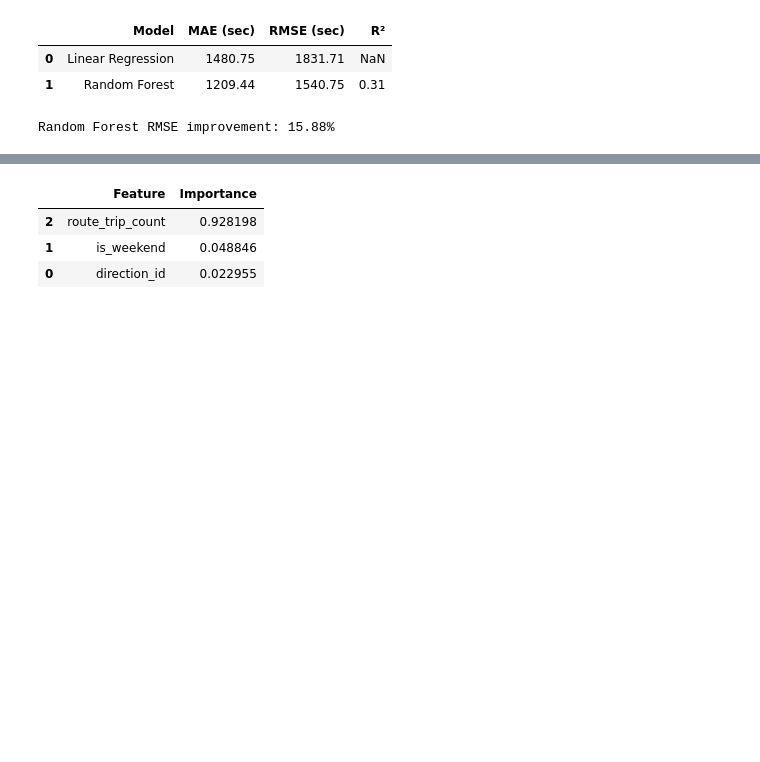
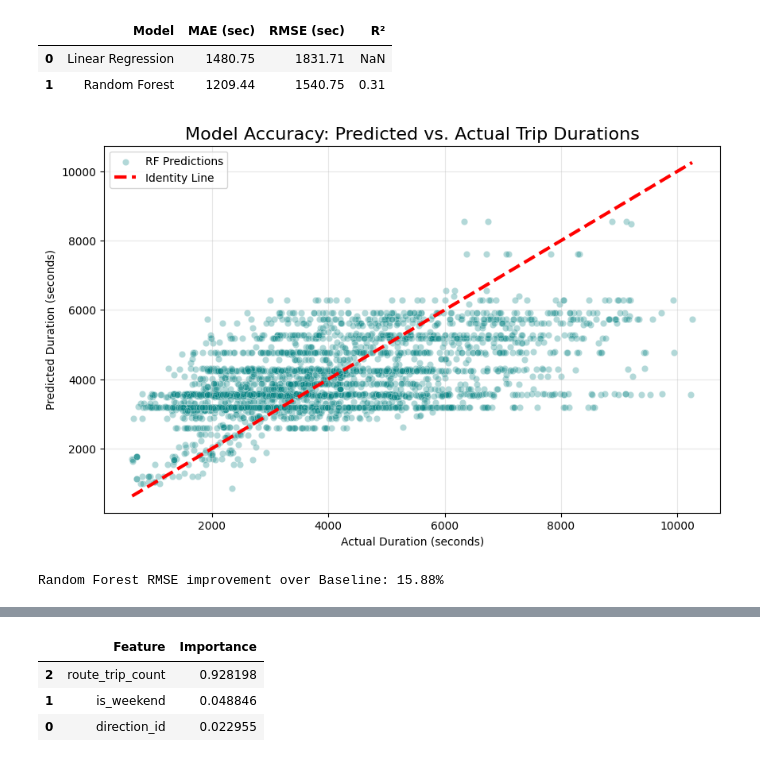
Before and after one commit to Felipe-Ulloa-CA/bus-eta-prediction, a Jupyter notebook: bus_eta_model.ipynb, the cells around one changed output, grey strips where cells are left out. Saved outputs shown, nothing was run; the diff lists cells and outputs as text; code cells hidden in the pictures; blank space fills up the shorter version.

```diff
--- a/bus_eta_model.ipynb
+++ b/bus_eta_model.ipynb
@@ -194,8 +194,24 @@ results
 |  | Model | MAE (sec) | RMSE (sec) | R² |
 | 0 | Linear Regression | 1480.75 | 1831.71 | NaN |
 | 1 | Random Forest | 1209.44 | 1540.75 | 0.31 |
+# %%
+plt.figure(figsize=(10, 6))
+sns.scatterplot(x=y_test, y=y_pred_rf, alpha=0.3, color='teal', label='RF Predictions')
+
+# Identity line (Perfect prediction)
+line_coords = [y_test.min(), y_test.max()]
+plt.plot(line_coords, line_coords, color='red', linestyle='--', lw=3, label='Identity Line')
+
+plt.title('Model Accuracy: Predicted vs. Actual Trip Durations', fontsize=16)
+plt.xlabel('Actual Duration (seconds)')
+plt.ylabel('Predicted Duration (seconds)')
+plt.legend()
+plt.grid(True, alpha=0.3)
+plt.show()
+# %% [output]
+[figure, added]
 # %%
 improvement = (rmse_lr - rmse_rf) / rmse_lr * 100
-print(f"Random Forest RMSE improvement: {improvement:.2f}%")
+print(f"Random Forest RMSE improvement over Baseline: {improvement:.2f}%")
 # %% [output]
-Random Forest RMSE improvement: 15.88%
+Random Forest RMSE improvement over Baseline: 15.88%
```
Also changed, not shown: parts of 8 cells of this notebook.
